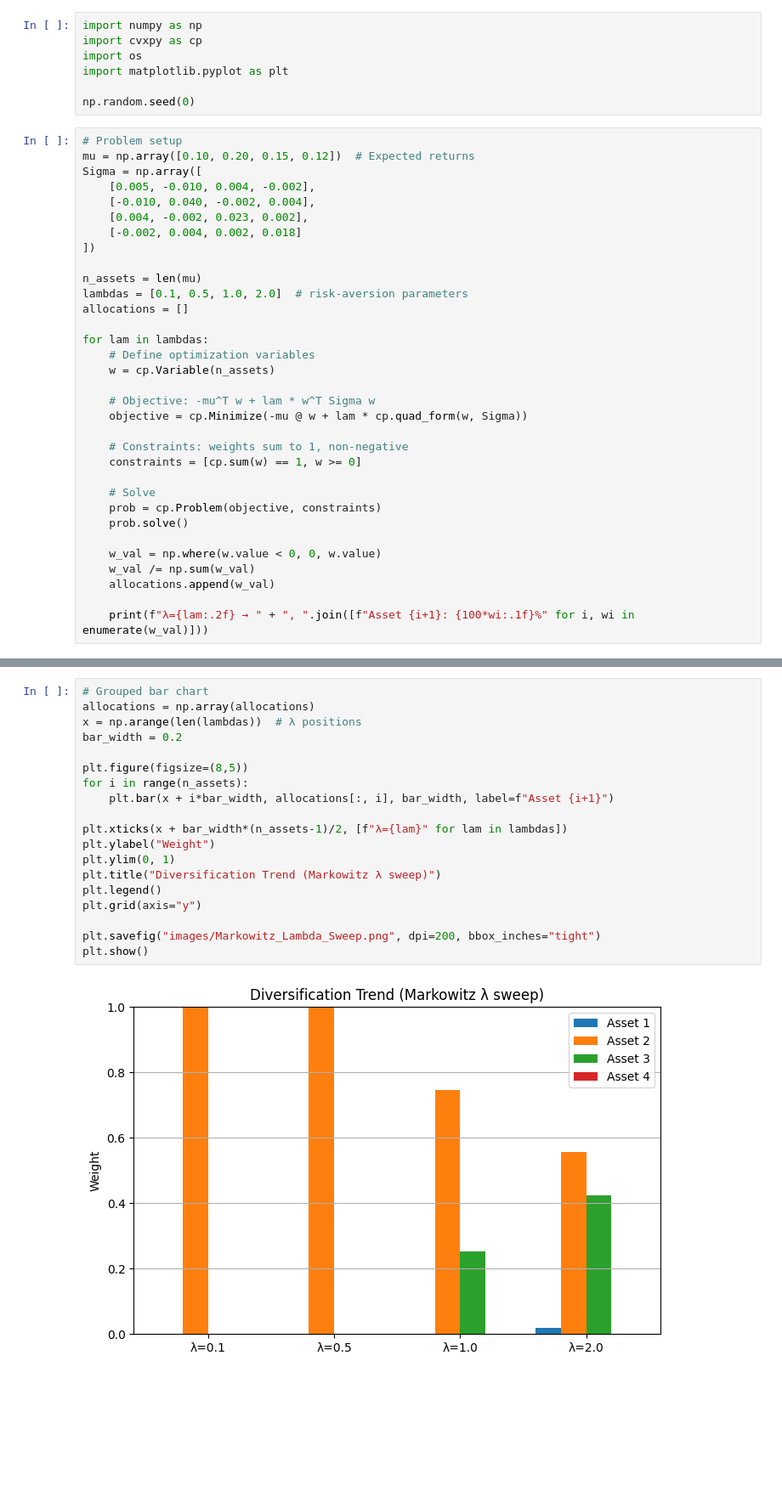
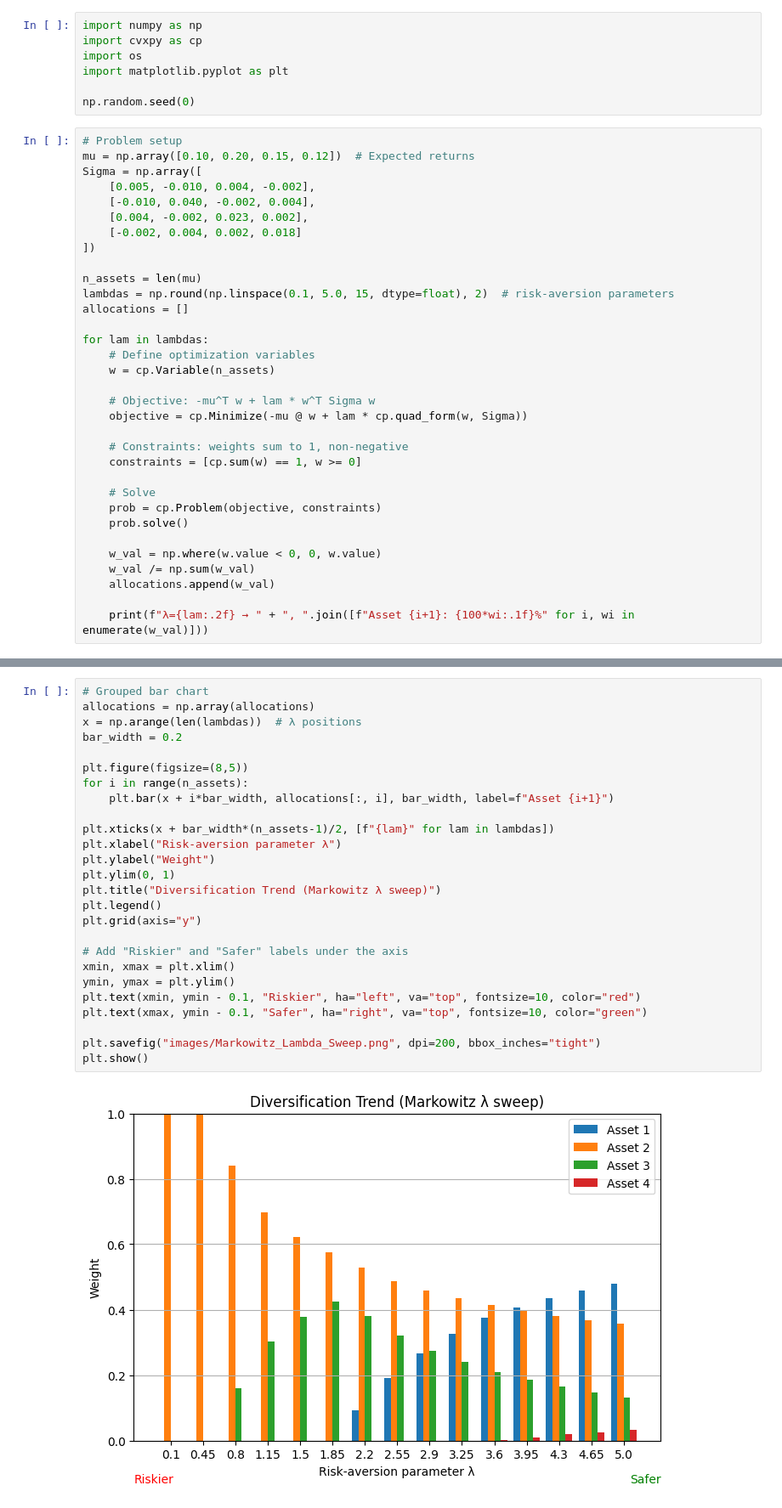
Before and after one commit to SidRichardsQuantum/VQE_Portfolio_Optimization, a Jupyter notebook: notebooks/Markowitz_Portfolio.ipynb, the cells around one changed output, grey strips where cells are left out. Shown at 85% size. Drawn from its saved outputs; the diff is of its cells as text; blank space fills up the shorter version.

Commit message:
more graphs

```diff
--- a/notebooks/Markowitz_Portfolio.ipynb
+++ b/notebooks/Markowitz_Portfolio.ipynb
@@ -45,7 +45,7 @@ Sigma = np.array([
 ])
 
 n_assets = len(mu)
-lambdas = [0.1, 0.5, 1.0, 2.0]  # risk-aversion parameters
+lambdas = np.round(np.linspace(0.1, 5.0, 15, dtype=float), 2)  # risk-aversion parameters
 allocations = []
 
 for lam in lambdas:
@@ -75,21 +86,28 @@ for lam in lambdas:
 # %%
 # Grouped bar chart
 allocations = np.array(allocations)
 x = np.arange(len(lambdas))  # λ positions
 bar_width = 0.2
 
 plt.figure(figsize=(8,5))
 for i in range(n_assets):
     plt.bar(x + i*bar_width, allocations[:, i], bar_width, label=f"Asset {i+1}")
 
-plt.xticks(x + bar_width*(n_assets-1)/2, [f"λ={lam}" for lam in lambdas])
+plt.xticks(x + bar_width*(n_assets-1)/2, [f"{lam}" for lam in lambdas])
+plt.xlabel("Risk-aversion parameter λ")
 plt.ylabel("Weight")
 plt.ylim(0, 1)
 plt.title("Diversification Trend (Markowitz λ sweep)")
 plt.legend()
 plt.grid(axis="y")
 
+# Add "Riskier" and "Safer" labels under the axis
+xmin, xmax = plt.xlim()
+ymin, ymax = plt.ylim()
+plt.text(xmin, ymin - 0.1, "Riskier", ha="left", va="top", fontsize=10, color="red")
+plt.text(xmax, ymin - 0.1, "Safer", ha="right", va="top", fontsize=10, color="green")
+
 plt.savefig("images/Markowitz_Lambda_Sweep.png", dpi=200, bbox_inches="tight")
 plt.show()
 # %% [output]
-[figure, old version]
+[figure, new version]
```
Also changed, not shown: parts of 2 cells of this notebook, 2 other files.
